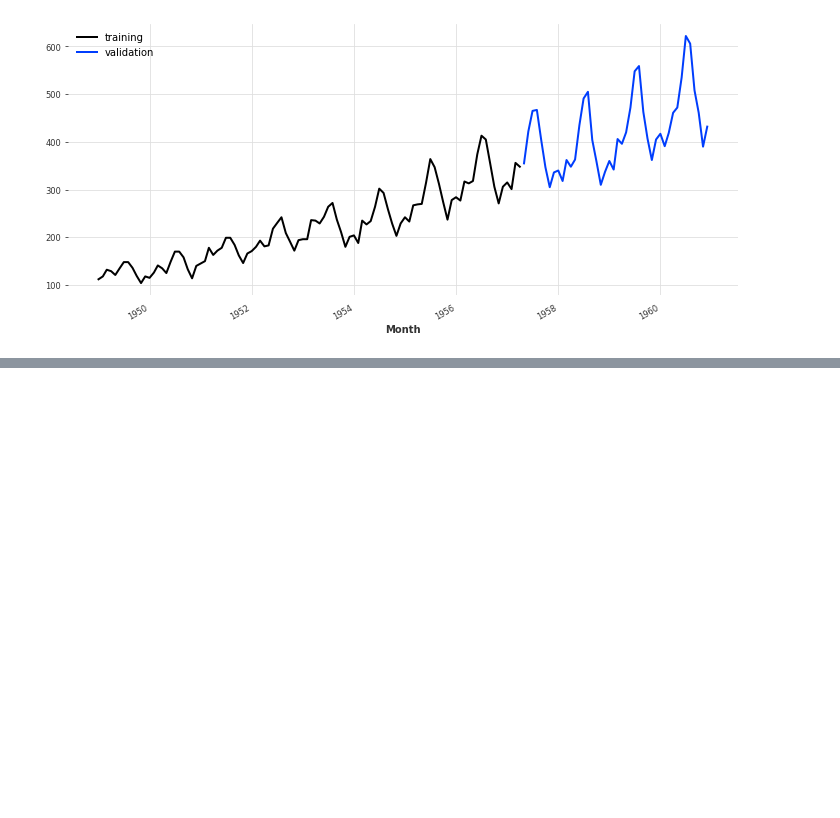
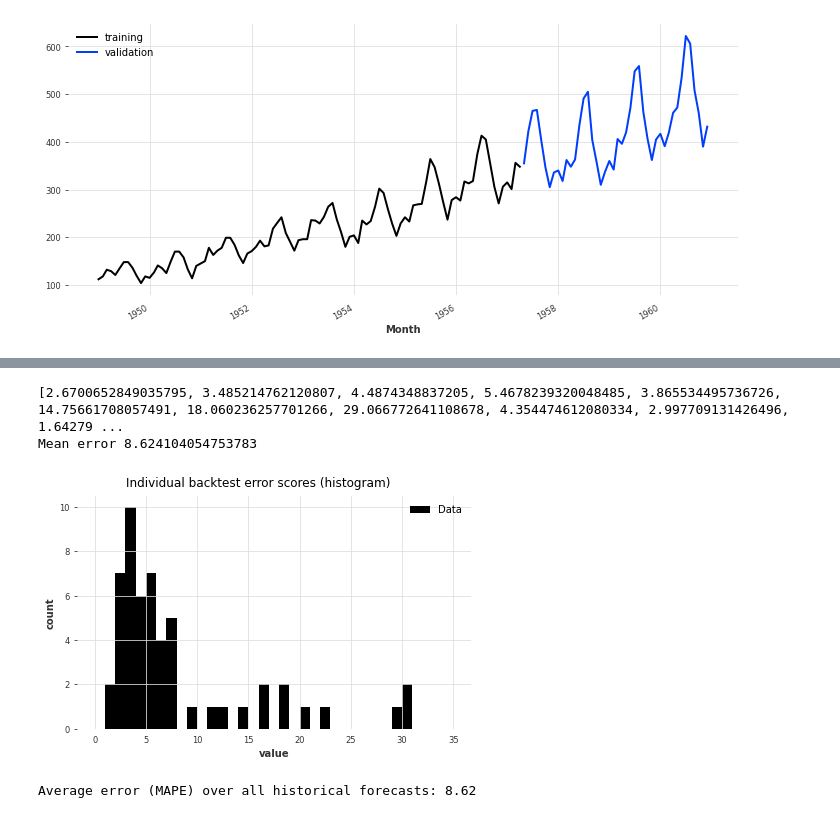
Before and after one commit to adroit28/time_series_forecasting, a Jupyter notebook: darts_baseline.ipynb, the cells around one changed output, grey strips where cells are left out. Saved outputs shown, nothing was run; the diff lists cells and outputs as text; code cells hidden in the pictures; blank space fills up the shorter version.

```diff
--- a/darts_baseline.ipynb
+++ b/darts_baseline.ipynb
@@ -382,0 +438,9 @@ lenght of validation data 44
+# %%
+# Backtesting - Getting all data points in forecasting horizon
+
+start = pd.Timestamp(1956,1,1)
+historical_fcast_theta = best_model.historical_forecasts(
+    series, start=start, forecast_horizon=6, verbose=True,
+    last_points_only=False
+)
+print(historical_fcast_theta)
@@ -382,0 +465,38 @@ lenght of validation data 44
+# %%
+# Backtesting and getting the Residual Distribution
+
+best_theta_model = Theta(best_theta)
+
+raw_errors = best_theta_model.backtest(
+    series, start=start, forecast_horizon=6, metric=mape, reduction=None, verbose=True
+)
+
+print(raw_errors)
+
+from darts.utils.statistics import plot_hist
+
+plot_hist(
+    raw_errors,
+    bins=np.arange(0, max(raw_errors), 1),
+    title="Individual backtest error scores (histogram)",
+)
+print(f'Mean error {np.mean(raw_errors)}')
+# %% [output]
+[2.6700652849035795, 3.485214762120807, 4.4874348837205, 5.4678239320048485, 3.865534495736726, 14.75661708057491, 18.060236257701266, 29.066772641108678, 4.354474612080334, 2.997709131426496, 1.64279 ...
+Mean error 8.624104054753783
+[figure, added]
+# %%
+# Backtesting and getting the Average Error
+
+average_error = best_model.backtest(
+    series,
+    start=start,
+    forecast_horizon=6,
+    metric=mape,
+    reduction=np.mean,  # this is actually the default
+    verbose=True,
+)
+
+print("Average error (MAPE) over all historical forecasts: %.2f" % average_error)
+# %% [output]
+Average error (MAPE) over all historical forecasts: 8.62
```
Also changed, not shown: parts of 20 cells of this notebook.
